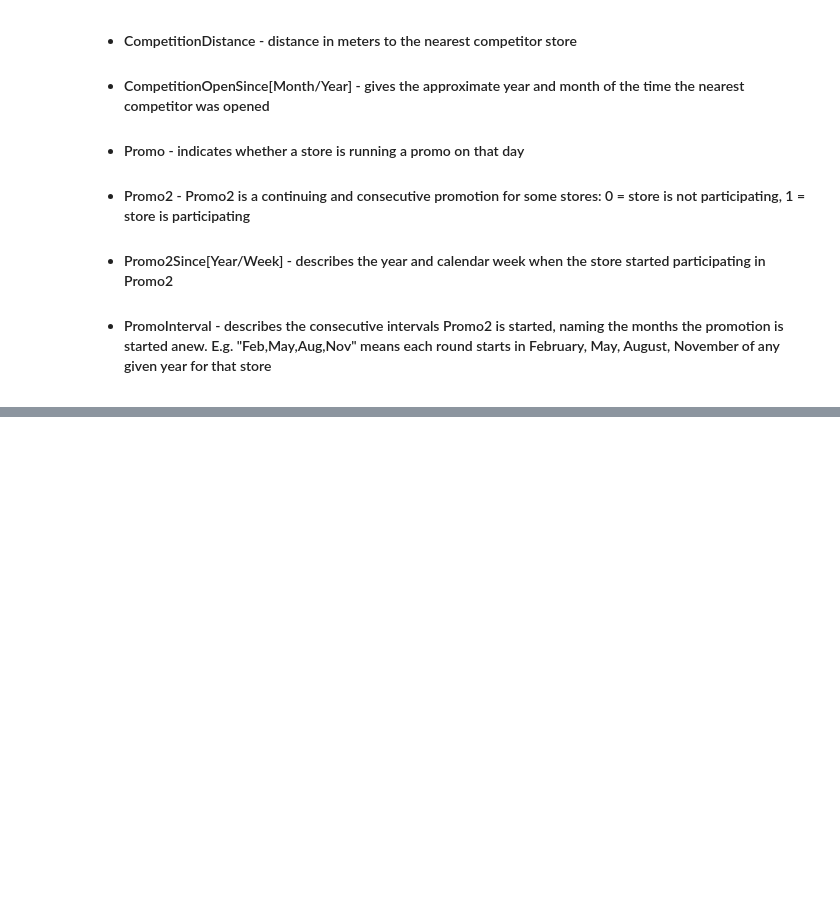
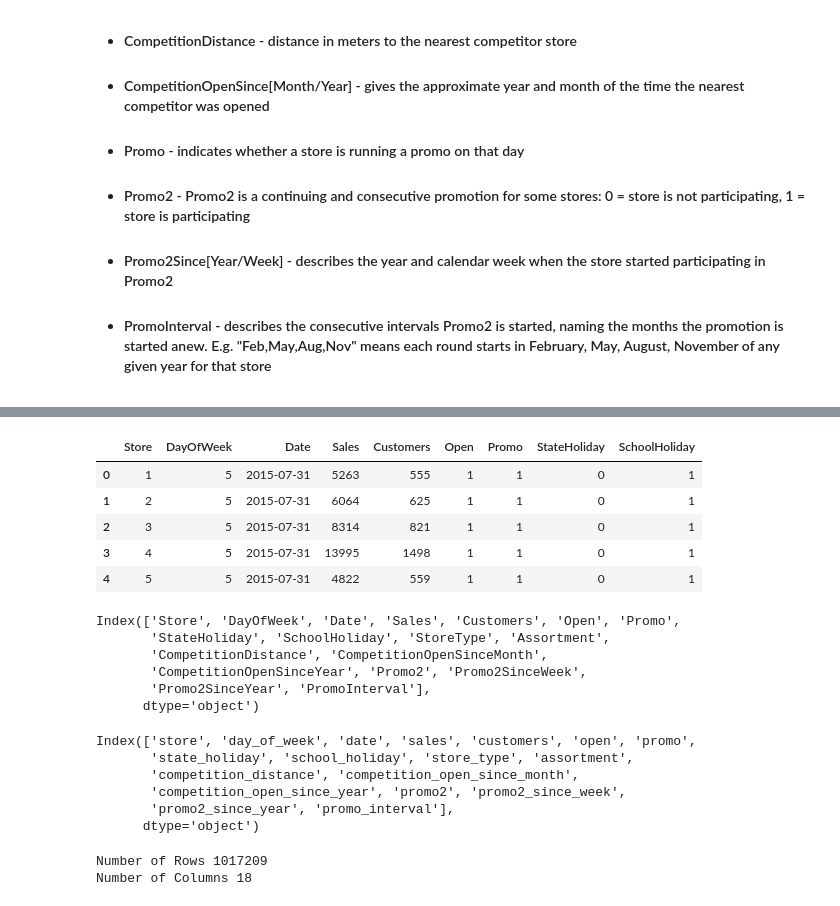
Before and after one commit to chandusayhi/Rossmann_Sales_Prediction_Capstone, a Jupyter notebook: Chandrakant_Rossmann_Sales_Prediction_Capstone_Project.ipynb, the cells around one changed output, grey strips where cells are left out. Cells and saved outputs as stored; diff of their text form; code cells hidden in the pictures; blank space fills up the shorter version.

```diff
--- a/Chandrakant_Rossmann_Sales_Prediction_Capstone_Project.ipynb
+++ b/Chandrakant_Rossmann_Sales_Prediction_Capstone_Project.ipynb
@@ -35,0 +72,4 @@
+# %%
+df_ross_data = pd.read_csv("/content/drive/MyDrive/AlmaBetter/Capestone_Projects/Supervised_ML_Regression/Data _ Resources/Rossmann Stores Data.csv", low_memory = False)
+df_store_data = pd.read_csv("/content/drive/MyDrive/AlmaBetter/Capestone_Projects/Supervised_ML_Regression/Data _ Resources/store.csv", low_memory = False)
+df_raw = pd.merge(df_ross_data, df_store_data, how = 'left', on = 'Store')
@@ -35,0 +85,9 @@
+# %%
+df_ross_data.head()
+# %% [output]
+|  | Store | DayOfWeek | Date | Sales | Customers | Open | Promo | StateHoliday | SchoolHoliday |
+| 0 | 1 | 5 | 2015-07-31 | 5263 | 555 | 1 | 1 | 0 | 1 |
+| 1 | 2 | 5 | 2015-07-31 | 6064 | 625 | 1 | 1 | 0 | 1 |
+| 2 | 3 | 5 | 2015-07-31 | 8314 | 821 | 1 | 1 | 0 | 1 |
+| 3 | 4 | 5 | 2015-07-31 | 13995 | 1498 | 1 | 1 | 0 | 1 |
+| 4 | 5 | 5 | 2015-07-31 | 4822 | 559 | 1 | 1 | 0 | 1 |
@@ -35,0 +96,9 @@
+# %%
+df.columns
+# %% [output]
+Index(['Store', 'DayOfWeek', 'Date', 'Sales', 'Customers', 'Open', 'Promo',
+       'StateHoliday', 'SchoolHoliday', 'StoreType', 'Assortment',
+       'CompetitionDistance', 'CompetitionOpenSinceMonth',
+       'CompetitionOpenSinceYear', 'Promo2', 'Promo2SinceWeek',
+       'Promo2SinceYear', 'PromoInterval'],
+      dtype='object')
@@ -35,0 +111,18 @@
+# %%
+snakecase = lambda x: inflection.underscore(x)
+cols_new = list(map(snakecase, cols_old))
+df.columns = cols_new
+df.columns
+# %% [output]
+Index(['store', 'day_of_week', 'date', 'sales', 'customers', 'open', 'promo',
+       'state_holiday', 'school_holiday', 'store_type', 'assortment',
+       'competition_distance', 'competition_open_since_month',
+       'competition_open_since_year', 'promo2', 'promo2_since_week',
+       'promo2_since_year', 'promo_interval'],
+      dtype='object')
+# %%
+print( 'Number of Rows {}'.format(df.shape[0]))
+print( 'Number of Columns {}'.format(df.shape[1]))
+# %% [output]
+Number of Rows 1017209
+Number of Columns 18
```
Also changed, not shown: parts of 21 cells of this notebook.
